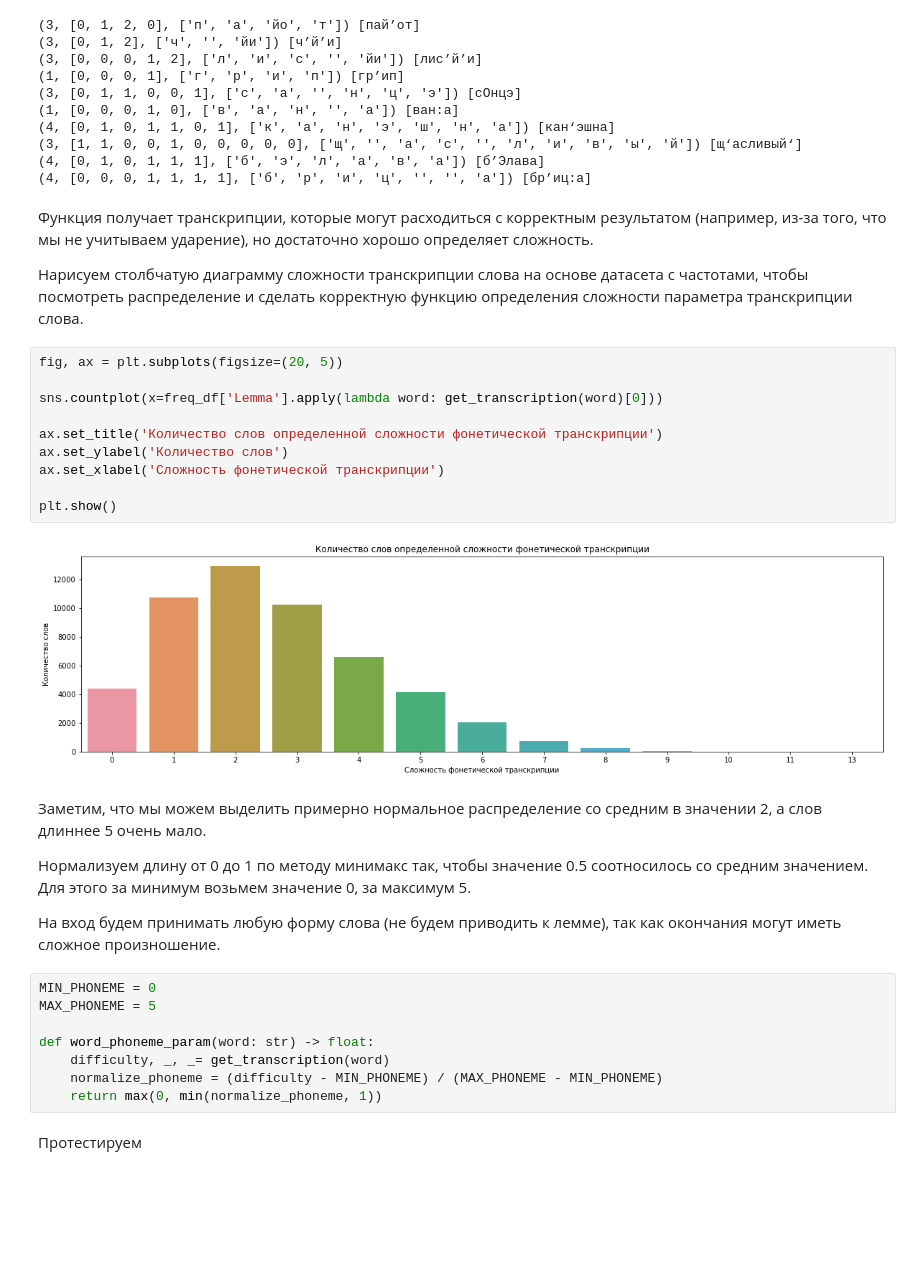
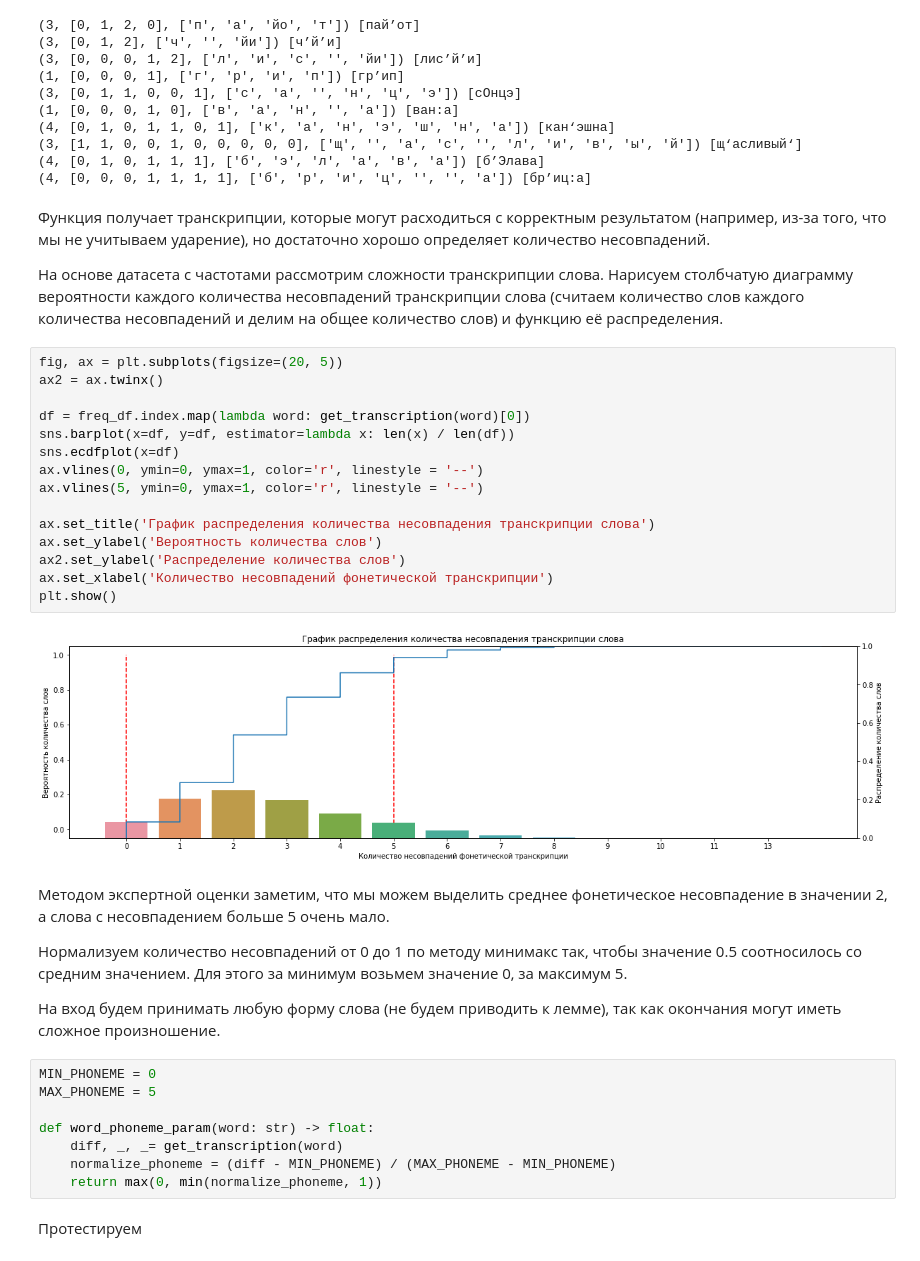
Before and after one commit to NanamyYu/grammarzeka, a Jupyter notebook: labs/word_difficulty.ipynb, the cells around one changed output. Cells and saved outputs as stored; diff of their text form; blank space fills up the shorter version.

```diff
--- a/labs/word_difficulty.ipynb
+++ b/labs/word_difficulty.ipynb
@@ -285,25 +308,30 @@ print(get_transcription(word='бриться'), '[бр’иц:а]')
 (4, [0, 1, 0, 1, 1, 1], ['б', 'э', 'л', 'a', 'в', 'a']) [б’Элава]
 (4, [0, 0, 0, 1, 1, 1, 1], ['б', 'р', 'и', 'ц', '', '', 'а']) [бр’иц:а]
 # %% [markdown]
-Функция получает транскрипции, которые могут расходиться с корректным результатом (например, из-за того, что мы не учитываем ударение), но достаточно хорошо определяет сложность.
+Функция получает транскрипции, которые могут расходиться с корректным результатом (например, из-за того, что мы не учитываем ударение), но достаточно хорошо определяет количество несовпадений.
 
-Нарисуем столбчатую диаграмму сложности транскрипции слова на основе датасета с частотами, чтобы посмотреть распределение и сделать корректную функцию определения сложности параметра транскрипции слова.
+На основе датасета с частотами рассмотрим сложности транскрипции слова. Нарисуем столбчатую диаграмму вероятности каждого количества несовпадений транскрипции слова (считаем количество слов каждого количества несовпадений и делим на общее количество слов) и функцию её распределения.
-# %%
-fig, ax = plt.subplots(figsize=(20, 5))
-
-sns.countplot(x=freq_df['Lemma'].apply(lambda word: get_transcription(word)[0]))
-
-ax.set_title('Количество слов определенной сложности фонетической транскрипции')
-ax.set_ylabel('Количество слов')
-ax.set_xlabel('Сложность фонетической транскрипции')
-
-plt.show()
-# %% [output]
-[figure, removed]
+# %%
+fig, ax = plt.subplots(figsize=(20, 5))
+ax2 = ax.twinx()
+
+df = freq_df.index.map(lambda word: get_transcription(word)[0])
+sns.barplot(x=df, y=df, estimator=lambda x: len(x) / len(df))
+sns.ecdfplot(x=df)
+ax.vlines(0, ymin=0, ymax=1, color='r', linestyle = '--')
+ax.vlines(5, ymin=0, ymax=1, color='r', linestyle = '--')
+
+ax.set_title('График распределения количества несовпадения транскрипции слова')
+ax.set_ylabel('Вероятность количества слов')
+ax2.set_ylabel('Распределение количества слов')
+ax.set_xlabel('Количество несовпадений фонетической транскрипции')
+plt.show()
+# %% [output]
+[figure, added]
 # %% [markdown]
-Заметим, что мы можем выделить примерно нормальное распределение со средним в значении 2, а слов длиннее 5 очень мало.
+Методом экспертной оценки заметим, что мы можем выделить среднее фонетическое несовпадение в значении 2, а слова с несовпадением больше 5 очень мало.
 
-Нормализуем длину от 0 до 1 по методу минимакс так, чтобы значение 0.5 соотносилось со средним значением. Для этого за минимум возьмем значение 0, за максимум 5.
+Нормализуем количество несовпадений от 0 до 1 по методу минимакс так, чтобы значение 0.5 соотносилось со средним значением. Для этого за минимум возьмем значение 0, за максимум 5.
 
 На вход будем принимать любую форму слова (не будем приводить к лемме), так как окончания могут иметь сложное произношение.
 # %%
@@ -311,8 +339,8 @@ MIN_PHONEME = 0
 MAX_PHONEME = 5
 
 def word_phoneme_param(word: str) -> float:
-    difficulty, _, _= get_transcription(word)
-    normalize_phoneme = (difficulty - MIN_PHONEME) / (MAX_PHONEME - MIN_PHONEME)
+    diff, _, _= get_transcription(word)
+    normalize_phoneme = (diff - MIN_PHONEME) / (MAX_PHONEME - MIN_PHONEME)
     return max(0, min(normalize_phoneme, 1))
 # %% [markdown]
 Протестируем
```
Also changed, not shown: parts of 45 cells of this notebook.
